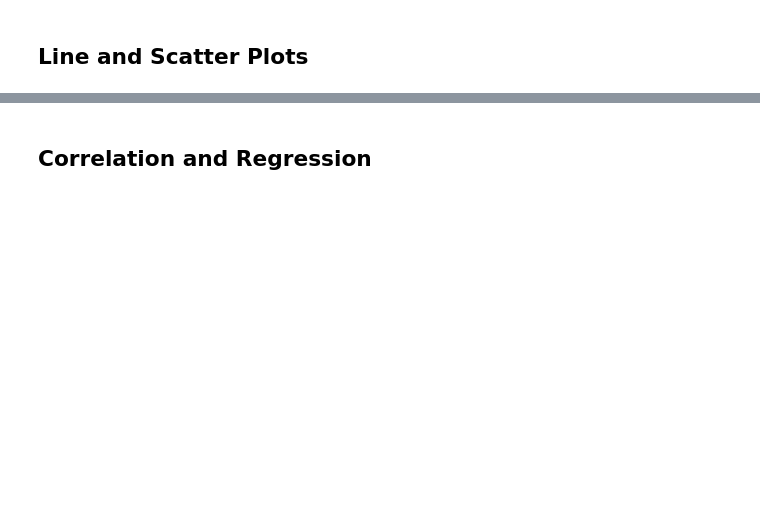
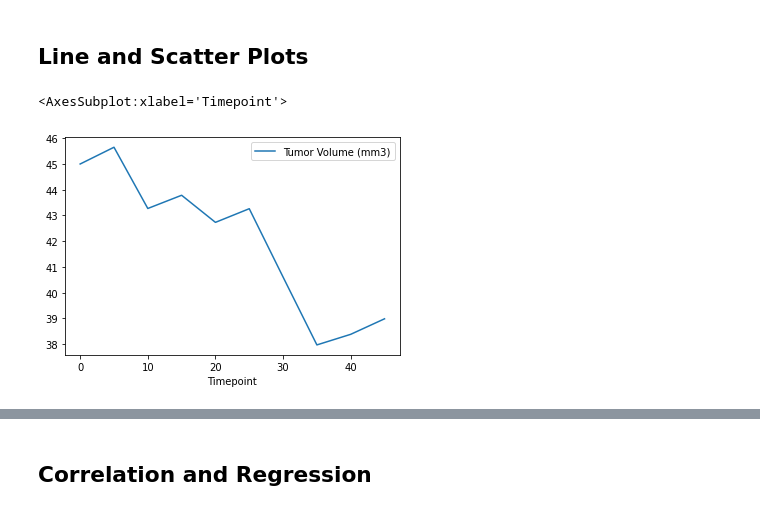
Before and after one commit to MohanPanga/pharma_data, a Jupyter notebook: Pymaceuticals/pymaceuticals_starter.ipynb, the cells around one changed output, grey strips where cells are left out. Cells and saved outputs as stored; diff of their text form; code cells hidden in the pictures; blank space fills up the shorter version.

```diff
--- a/Pymaceuticals/pymaceuticals_starter.ipynb
+++ b/Pymaceuticals/pymaceuticals_starter.ipynb
@@ -252,5 +267,11 @@ Name: Tumor Volume (mm3), dtype: float64
 ## Line and Scatter Plots
 # %%
 # Generate a line plot of tumor volume vs. time point for a mouse treated with Capomulin
+mouse_b128 = df[(df['Drug Regimen'] =='Capomulin')& (df['Mouse ID']=='b128')]
+mouse_b128
+mouse_b128.plot('Timepoint','Tumor Volume (mm3)')
+# %% [output]
+<AxesSubplot:xlabel='Timepoint'>
+[figure, added]
 # %%
 # Generate a scatter plot of average tumor volume vs. mouse weight for the Capomulin regimen
```
Also changed, not shown: parts of 5 cells of this notebook.
